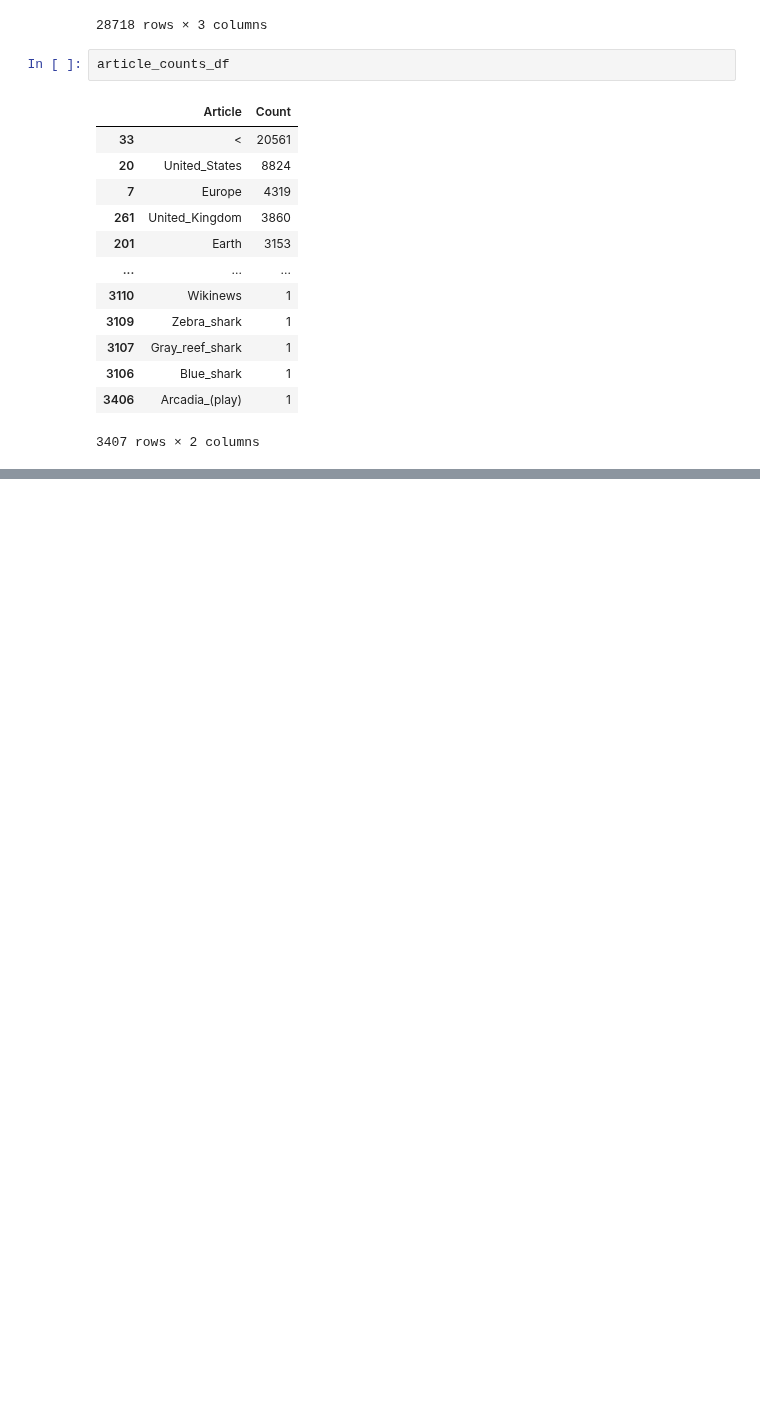
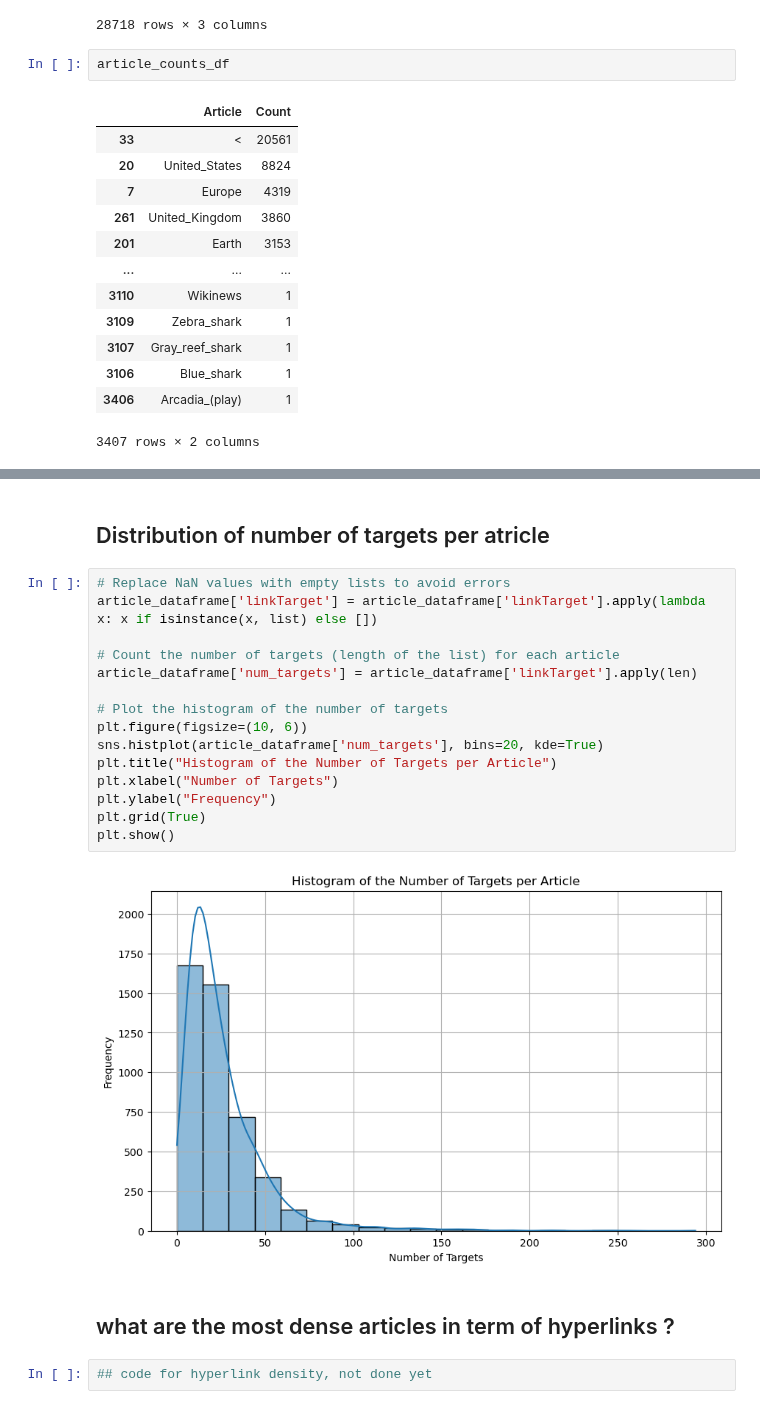
Before and after one commit to epfl-ada/ada-2024-project-adaholiks, a Jupyter notebook: data_to_dataframe_osc.ipynb, the cells around one changed output, grey strips where cells are left out. Saved outputs shown, nothing was run; the diff lists cells and outputs as text; blank space fills up the shorter version.

```diff
--- a/data_to_dataframe_osc.ipynb
+++ b/data_to_dataframe_osc.ipynb
@@ -341,0 +387,23 @@ article_counts_df
+# %% [markdown]
+## Distribution of number of targets per atricle
+# %%
+# Replace NaN values with empty lists to avoid errors
+article_dataframe['linkTarget'] = article_dataframe['linkTarget'].apply(lambda x: x if isinstance(x, list) else [])
+
+# Count the number of targets (length of the list) for each article
+article_dataframe['num_targets'] = article_dataframe['linkTarget'].apply(len)
+
+# Plot the histogram of the number of targets
+plt.figure(figsize=(10, 6))
+sns.histplot(article_dataframe['num_targets'], bins=20, kde=True)
+plt.title("Histogram of the Number of Targets per Article")
+plt.xlabel("Number of Targets")
+plt.ylabel("Frequency")
+plt.grid(True)
+plt.show()
+# %% [output]
+[figure, added]
+# %% [markdown]
+## what are the most dense articles in term of hyperlinks ?
+# %%
+## code for hyperlink density, not done yet
```
Also changed, not shown: parts of 9 cells of this notebook, 1 other file.
